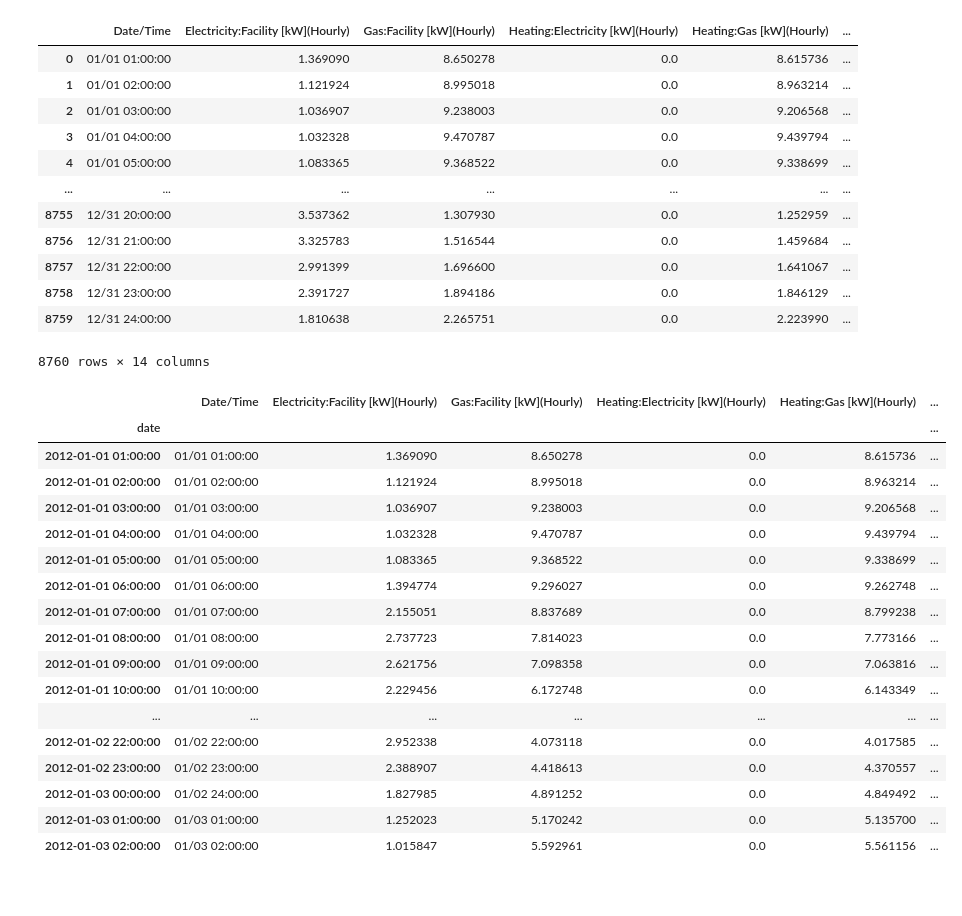
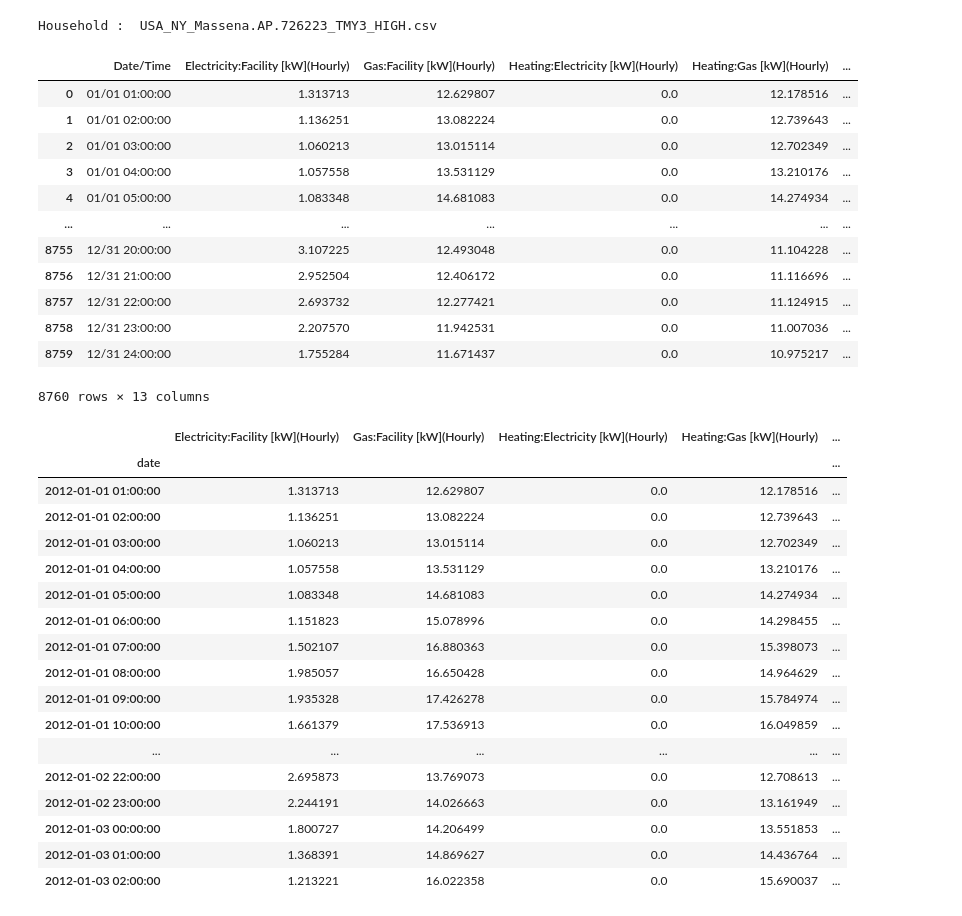
Before and after one commit to Maxieguy092/STLF, a Jupyter notebook: main.ipynb, the cells around one changed output. Drawn from its saved outputs; the diff is of its cells as text; code cells hidden in the pictures.

Commit message:
Kaggle Notebook | main9da00549c2 | Version 3

```diff
--- a/main.ipynb
+++ b/main.ipynb
@@ -3,57 +4,75 @@ import pandas as pd
 # %%
 # Load your original data (no need to parse dates or set index)
-df = pd.read_csv("dataset/target/USA_AL_Anniston.Metro.AP.722287_TMY3_HIGH.csv")
+import os
+import random
 
+def get_filenames_from_folder(folder_path):
+    try:
+        filenames = [f for f in os.listdir(folder_path) if os.path.isfile(os.path.join(folder_path, f))]
+        return filenames
+    except FileNotFoundError:
+        print(f"Folder not found: {folder_path}")
+        return []
+    except Exception as e:
+        print(f"Error reading folder: {e}")
+        return []
+
+households =  get_filenames_from_folder("/kaggle/input/newyorkelectricity/NY")
+choice = random.choice(households)
+df = pd.read_csv("/kaggle/input/newyorkelectricity/NY/" + choice)
+
+print("Household : " , choice)
 df
 # %% [output]
+Household :  USA_NY_Massena.AP.726223_TMY3_HIGH.csv
 |  | Date/Time | Electricity:Facility [kW](Hourly) | Gas:Facility [kW](Hourly) | Heating:Electricity [kW](Hourly) | Heating:Gas [kW](Hourly) | ... |
-| 0 | 01/01 01:00:00 | 1.369090 | 8.650278 | 0.0 | 8.615736 | ... |
-| 1 | 01/01 02:00:00 | 1.121924 | 8.995018 | 0.0 | 8.963214 | ... |
-| 2 | 01/01 03:00:00 | 1.036907 | 9.238003 | 0.0 | 9.206568 | ... |
-| 3 | 01/01 04:00:00 | 1.032328 | 9.470787 | 0.0 | 9.439794 | ... |
-| 4 | 01/01 05:00:00 | 1.083365 | 9.368522 | 0.0 | 9.338699 | ... |
+| 0 | 01/01 01:00:00 | 1.313713 | 12.629807 | 0.0 | 12.178516 | ... |
+| 1 | 01/01 02:00:00 | 1.136251 | 13.082224 | 0.0 | 12.739643 | ... |
+| 2 | 01/01 03:00:00 | 1.060213 | 13.015114 | 0.0 | 12.702349 | ... |
+| 3 | 01/01 04:00:00 | 1.057558 | 13.531129 | 0.0 | 13.210176 | ... |
+| 4 | 01/01 05:00:00 | 1.083348 | 14.681083 | 0.0 | 14.274934 | ... |
 | ... | ... | ... | ... | ... | ... | ... |
-| 8755 | 12/31 20:00:00 | 3.537362 | 1.307930 | 0.0 | 1.252959 | ... |
-| 8756 | 12/31 21:00:00 | 3.325783 | 1.516544 | 0.0 | 1.459684 | ... |
-| 8757 | 12/31 22:00:00 | 2.991399 | 1.696600 | 0.0 | 1.641067 | ... |
-| 8758 | 12/31 23:00:00 | 2.391727 | 1.894186 | 0.0 | 1.846129 | ... |
-| 8759 | 12/31 24:00:00 | 1.810638 | 2.265751 | 0.0 | 2.223990 | ... |
+| 8755 | 12/31 20:00:00 | 3.107225 | 12.493048 | 0.0 | 11.104228 | ... |
+| 8756 | 12/31 21:00:00 | 2.952504 | 12.406172 | 0.0 | 11.116696 | ... |
+| 8757 | 12/31 22:00:00 | 2.693732 | 12.277421 | 0.0 | 11.124915 | ... |
+| 8758 | 12/31 23:00:00 | 2.207570 | 11.942531 | 0.0 | 11.007036 | ... |
+| 8759 | 12/31 24:00:00 | 1.755284 | 11.671437 | 0.0 | 10.975217 | ... |
-8760 rows × 14 columns
+8760 rows × 13 columns
 # %%
 
 # Generate the desired datetime index (hourly for 2012)
-full_index = pd.date_range(start="2012-01-01 01:00", end="2012-12-31 00:00", freq="H")
+full_index = pd.date_range(start="2012-01-01 01:00", end="2012-12-31 00:00", freq="h")
 
 # Create an empty DataFrame with the full datetime index
 aligned_df = pd.DataFrame(index=full_index)
 
 # Assign your data into the empty DataFrame by position
 for i, col in enumerate(df.columns):
     aligned_df[col] = pd.Series(df[col].values, index=full_index[:len(df)])
 
 aligned_df.index.name = "date"
 aligned_df.drop('Date/Time', axis=1, inplace=True)
 
 aligned_df.head(50)
 # %% [output]
-|  | Date/Time | Electricity:Facility [kW](Hourly) | Gas:Facility [kW](Hourly) | Heating:Electricity [kW](Hourly) | Heating:Gas [kW](Hourly) | ... |
-| date |  |  |  |  |  | ... |
-| 2012-01-01 01:00:00 | 01/01 01:00:00 | 1.369090 | 8.650278 | 0.0 | 8.615736 | ... |
-| 2012-01-01 02:00:00 | 01/01 02:00:00 | 1.121924 | 8.995018 | 0.0 | 8.963214 | ... |
-| 2012-01-01 03:00:00 | 01/01 03:00:00 | 1.036907 | 9.238003 | 0.0 | 9.206568 | ... |
-| 2012-01-01 04:00:00 | 01/01 04:00:00 | 1.032328 | 9.470787 | 0.0 | 9.439794 | ... |
-| 2012-01-01 05:00:00 | 01/01 05:00:00 | 1.083365 | 9.368522 | 0.0 | 9.338699 | ... |
-| 2012-01-01 06:00:00 | 01/01 06:00:00 | 1.394774 | 9.296027 | 0.0 | 9.262748 | ... |
-| 2012-01-01 07:00:00 | 01/01 07:00:00 | 2.155051 | 8.837689 | 0.0 | 8.799238 | ... |
-| 2012-01-01 08:00:00 | 01/01 08:00:00 | 2.737723 | 7.814023 | 0.0 | 7.773166 | ... |
-| 2012-01-01 09:00:00 | 01/01 09:00:00 | 2.621756 | 7.098358 | 0.0 | 7.063816 | ... |
-| 2012-01-01 10:00:00 | 01/01 10:00:00 | 2.229456 | 6.172748 | 0.0 | 6.143349 | ... |
-| ... | ... | ... | ... | ... | ... | ... |
-| 2012-01-02 22:00:00 | 01/02 22:00:00 | 2.952338 | 4.073118 | 0.0 | 4.017585 | ... |
-| 2012-01-02 23:00:00 | 01/02 23:00:00 | 2.388907 | 4.418613 | 0.0 | 4.370557 | ... |
-| 2012-01-03 00:00:00 | 01/02 24:00:00 | 1.827985 | 4.891252 | 0.0 | 4.849492 | ... |
-| 2012-01-03 01:00:00 | 01/03 01:00:00 | 1.252023 | 5.170242 | 0.0 | 5.135700 | ... |
-| 2012-01-03 02:00:00 | 01/03 02:00:00 | 1.015847 | 5.592961 | 0.0 | 5.561156 | ... |
+|  | Electricity:Facility [kW](Hourly) | Gas:Facility [kW](Hourly) | Heating:Electricity [kW](Hourly) | Heating:Gas [kW](Hourly) | ... |
+| date |  |  |  |  | ... |
+| 2012-01-01 01:00:00 | 1.313713 | 12.629807 | 0.0 | 12.178516 | ... |
+| 2012-01-01 02:00:00 | 1.136251 | 13.082224 | 0.0 | 12.739643 | ... |
+| 2012-01-01 03:00:00 | 1.060213 | 13.015114 | 0.0 | 12.702349 | ... |
+| 2012-01-01 04:00:00 | 1.057558 | 13.531129 | 0.0 | 13.210176 | ... |
+| 2012-01-01 05:00:00 | 1.083348 | 14.681083 | 0.0 | 14.274934 | ... |
+| 2012-01-01 06:00:00 | 1.151823 | 15.078996 | 0.0 | 14.298455 | ... |
+| 2012-01-01 07:00:00 | 1.502107 | 16.880363 | 0.0 | 15.398073 | ... |
+| 2012-01-01 08:00:00 | 1.985057 | 16.650428 | 0.0 | 14.964629 | ... |
+| 2012-01-01 09:00:00 | 1.935328 | 17.426278 | 0.0 | 15.784974 | ... |
+| 2012-01-01 10:00:00 | 1.661379 | 17.536913 | 0.0 | 16.049859 | ... |
+| ... | ... | ... | ... | ... | ... |
+| 2012-01-02 22:00:00 | 2.695873 | 13.769073 | 0.0 | 12.708613 | ... |
+| 2012-01-02 23:00:00 | 2.244191 | 14.026663 | 0.0 | 13.161949 | ... |
+| 2012-01-03 00:00:00 | 1.800727 | 14.206499 | 0.0 | 13.551853 | ... |
+| 2012-01-03 01:00:00 | 1.368391 | 14.869627 | 0.0 | 14.436764 | ... |
+| 2012-01-03 02:00:00 | 1.213221 | 16.022358 | 0.0 | 15.690037 | ... |
 # %%
 aligned_df["OT"] = aligned_df.sum(axis=1)
 
```
Also changed, not shown: parts of 8 cells of this notebook.
